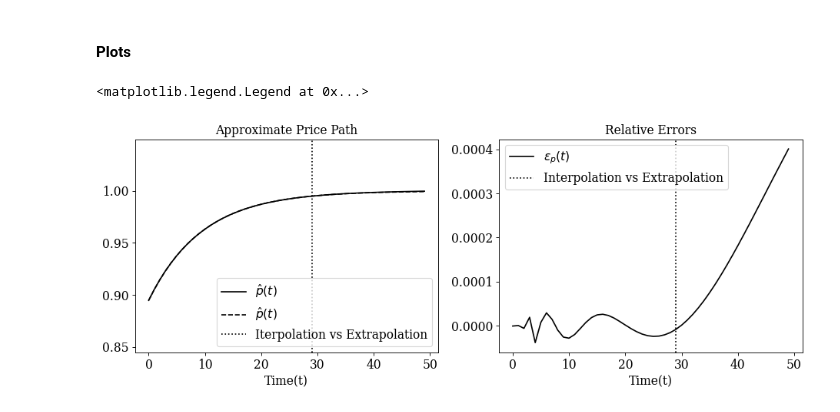
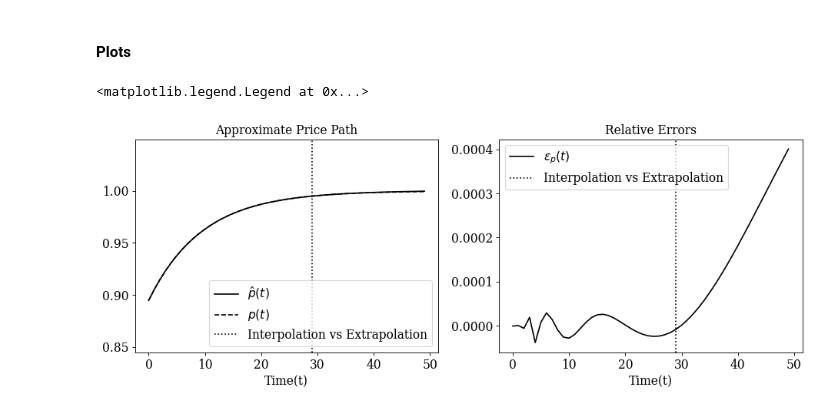
Before and after one commit to HighDimensionalEconLab/transversality, a Jupyter notebook: demo_notebooks/asset_pricing_sequential_demo.ipynb, the cells around one changed output. Drawn from its saved outputs; the diff is of its cells as text; code cells hidden in the pictures.

```diff
--- a/demo_notebooks/asset_pricing_sequential_demo.ipynb
+++ b/demo_notebooks/asset_pricing_sequential_demo.ipynb
@@ -256,21 +256,21 @@ plt.rcParams.update(params)
 # %%
 plt.subplot(1, 2 , 1)
 
 plt.plot(time_grid_test,p_hat_path, color='k',  label = r"$\hat{p}(t)$")
-plt.plot(time_grid_test,p_f_path, color='k', linestyle = "--" ,label = r"$\hat{p}(t)$")
+plt.plot(time_grid_test,p_f_path, color='k', linestyle = "--" ,label = r"$p(t)$")
 plt.xlabel(r"Time(t)")
-plt.axvline(x= train_t_max , color='k', linestyle=':', label = "Iterpolation vs Extrapolation")
+plt.axvline(x= train_t_max , color='k', linestyle=':', label = "Interpolation vs Extrapolation")
 plt.title(r"Approximate Price Path")
 plt.ylim([p_hat_path[0]-0.05,p_hat_path[-1]*(1+0.05) ])
 plt.legend(loc='lower right')
 
 plt.subplot(1, 2, 2)
 
 plt.plot(time_grid_test,rel_error_path, color='k',  label = r"$\varepsilon_p(t)$")
 plt.xlabel(r"Time(t)")
 plt.axvline(x= train_t_max , color='k', linestyle=':', label = "Interpolation vs Extrapolation")
 plt.title(r"Relative Errors")
 plt.legend(loc='best')
 # %% [output]
 <matplotlib.legend.Legend at 0x...>
-[figure, old version]
+[figure, new version]
```
Also changed, not shown: 1 other file.
